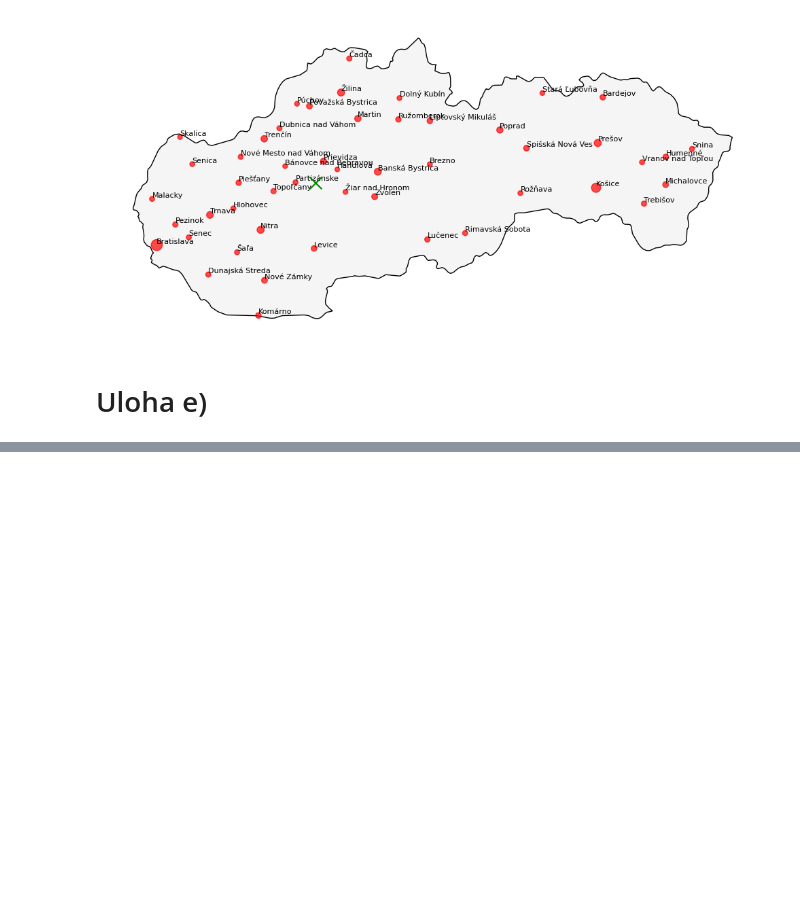
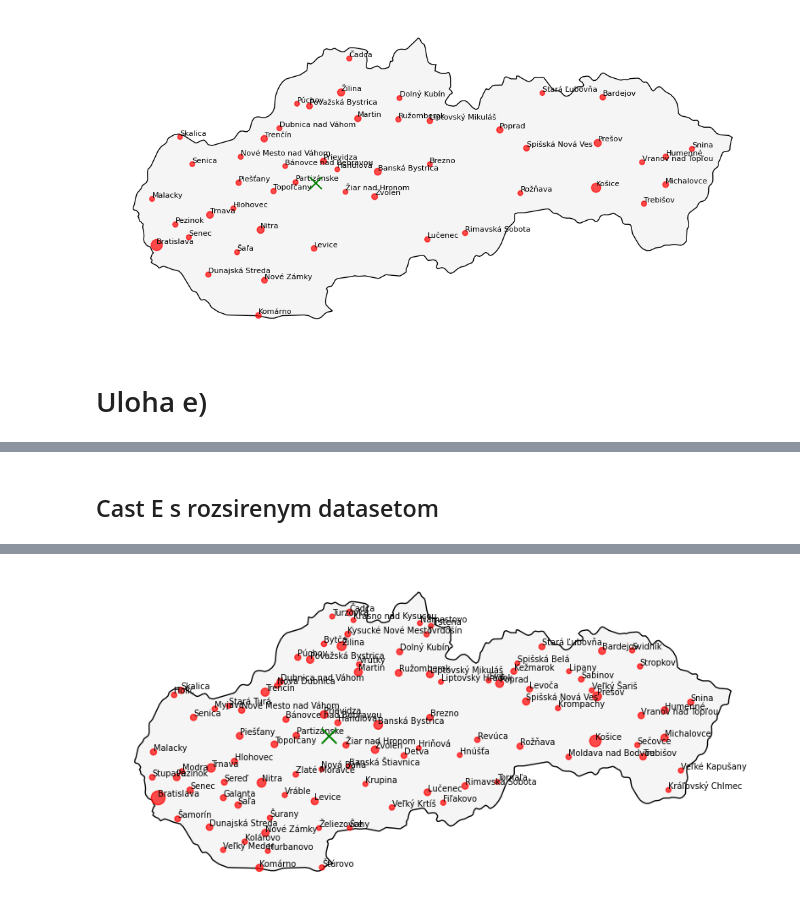
Before and after one commit to Retr-1/MVO-LPA-MjaBaRieVi, a Jupyter notebook: main.ipynb, the cells around one changed output, grey strips where cells are left out. Saved outputs shown, nothing was run; the diff lists cells and outputs as text; code cells hidden in the pictures; blank space fills up the shorter version.

```diff
--- a/main.ipynb
+++ b/main.ipynb
@@ -280,0 +396,35 @@ Step 5242880 finished in 100001 iterations, found [-874050.18203995 1327543.6100
+# %% [markdown]
+## Cast E s rozsirenym datasetom
+# %%
+def gradient_basic_extended(step, eps, max_itrs):
+    WC_EXT = WEIGHTS_EXT * COORDS_EXT
+    x0_ext = np.sum(WC_EXT, axis=0)
+    xk_ext = x0_ext.copy()
+
+    i_ext = 0
+    while True:
+        d_ext = np.linalg.norm(xk_ext - COORDS_EXT, axis=1)[:, None]
+
+        # Ochrana proti deleniu nulou
+        d_ext = np.where(d_ext == 0, 10**-12, d_ext)
+
+        g_ext = np.sum(WEIGHTS_EXT * (xk_ext - COORDS_EXT) / d_ext, axis=0)
+
+        if np.linalg.norm(g_ext) < eps or i_ext > max_itrs:
+            break
+
+        xk_ext = xk_ext - g_ext * step
+        i_ext += 1
+
+    return xk_ext, i_ext
+
+x_ext, i_ext = gradient_basic_extended(100_000, 10**-6, 100_000)
+print(f'Gradient finished in {i_ext} iterations, found: {x_ext}')
+plot_slovakia_extended(x_ext)
+
+step = 10
+while step < 10**7:
+    x_ext, i_ext = gradient_basic_extended(step, 10**-6, 100_000)
+    print(f'Step {step} finished in {i_ext} iterations, found: {x_ext}')
+    step *= 2
+# %% [output]
@@ -280,0 +432 @@ Step 5242880 finished in 100001 iterations, found [-874050.18203995 1327543.6100
+[figure, added]
```
Also changed, not shown: parts of 10 cells of this notebook.
